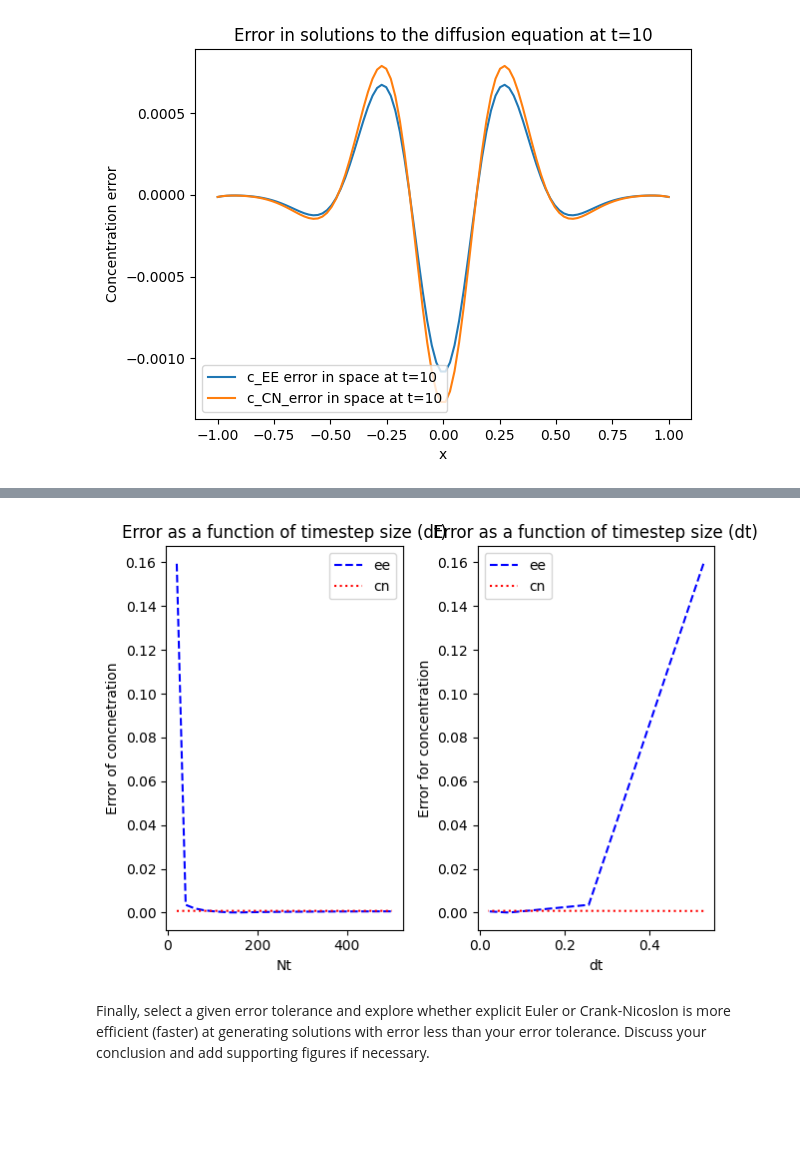
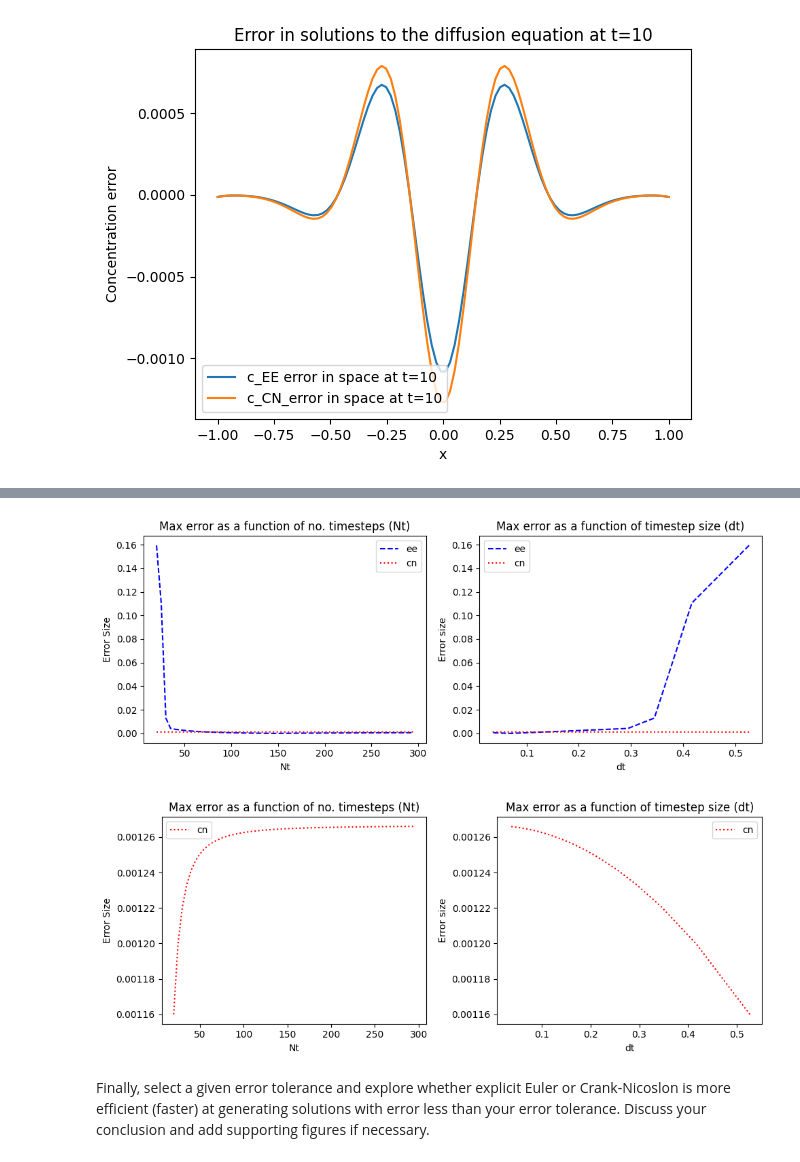
Before and after one commit to ananyaaa-j/QCES, a Jupyter notebook: Copy_of_Project1_numerical_methods.ipynb, the cells around one changed output, grey strips where cells are left out. Cells and saved outputs as stored; diff of their text form; code cells hidden in the pictures; blank space fills up the shorter version.

```diff
--- a/Copy_of_Project1_numerical_methods.ipynb
+++ b/Copy_of_Project1_numerical_methods.ipynb
@@ -98,8 +98,8 @@ def CN(x, t, kappa):
     end_time = time.time()  # Print the elapsed time
 
     print(f"Crank-Nicolson method took {end_time - start_time:.2f} seconds")
-
-    return c
+    elapsed = end_time - start_time
+    return c, elapsed
 # %% [markdown]
 Next, create a function to set the initial conditions. The exact solution to the unbounded diffusion equation with a delta function initial condition is:
 
@@ -306,8 +302,8 @@ Next, we will examine the accuracy of the numerical methods used above. In order
 # Add code to plot exact and numerical solutions
 
 # original parameters should be already set
-c_EE = EE(x, t, kappa) # explicit Euler
-c_CN = CN(x, t, kappa) # Crank-Nicolson
+c_EE, tt = EE(x, t, kappa) # explicit Euler
+c_CN, tt = CN(x, t, kappa) # Crank-Nicolson
 # C_EE and C_CN are 2D arrays and the last column contains values for t=10
 
 # x in a linspace array of values
@@ -316,9 +312,9 @@ c_CN = CN(x, t, kappa) # Crank-Nicolson
 # so to compare set t = 10 for numerical methods and t = 20 for exact solution
 
 exact_t10 = (4*np.pi*kappa*20)**(-0.5)*np.exp(-x**2 / (4*kappa*20)) # unbounded diffusion equation solution
-# exact_t10 = set_ics(x, kappa, 20) # using this function just sets the first and last values in the array correctly (boundary conditions)
+# exact_t10 = set_ics(x, kappa, 20) # opth this line and the above are identical
 
-plt.figure(figsize=(14, 8))
+plt.figure(figsize=(10, 6))
 plt.plot(x, exact_t10, alpha = 0.15, label = "Exact solution at t=10", lw = 5)
 plt.plot(x, c_EE[:,-1], 'r--', alpha = 0.4, label = "Exact Euler at t=10", lw = 3)
 plt.plot(x, c_CN[:,-1], 'g:', alpha = 0.6, label = "Crank-Nicolson at t=10", lw = 3)
@@ -376,19 +477,0 @@ t = np.linspace(t_start, t_end, Nt)  # Create a vector of times
-# %%
-dx_list = []
-max_err_ee_list = []
-max_err_cn_list = []
-
-for i in range(50, 450, 5):
-  Nx = i
-  x = np.linspace(x_start, x_end, Nx)  # Create a vector for x
-  dx = (x[-1] - x[0]) / (len(x) - 1)
-  dx_list.append(dx)
-  # x in a linspace array of values
-  exact_t10 = (4*np.pi*kappa*20)**(-0.5)*np.exp(-x**2 / (4*kappa*20))
-  c_EE = EE(x, t, kappa)[:,-1] # explicit Euler
-  c_CN = CN(x, t, kappa)[:,-1] # Crank-Nicolson
-
-  error_ee = np.subtract(exact_t10, c_EE)
-  error_cn = np.subtract(exact_t10, c_CN)
-  max_err_ee_list.append(max(error_ee))
-  max_err_cn_list.append(max(error_cn))
@@ -486,23 +561,41 @@ Crank-Nicolson method took 0.04 seconds
 # %%
+plt.figure(figsize=(10, 4))
 plt.subplot(1, 2, 1)
-plt.plot(range(20, 501, 20), max_err_ee_list, 'b--', label = "ee")
-plt.plot(range(20, 501, 20), max_err_cn_list, 'r:', label = "cn")
+plt.plot(range(20,300, 5), max_err_ee_list, 'b--', label = "ee")
+plt.plot(range(20, 300, 5), max_err_cn_list, 'r:', label = "cn")
 plt.xlabel("Nt")
-plt.ylabel("Error of concnetration")
-plt.title("Error as a function of timestep size (dt)")
+plt.ylabel("Error Size")
+plt.title("Max error as a function of no. timesteps (Nt)")
 plt.legend()
 
 plt.subplot(1, 2, 2)
 plt.plot(dt_list, max_err_ee_list, 'b--', label = "ee")
 plt.plot(dt_list, max_err_cn_list, 'r:', label = "cn")
 plt.xlabel("dt")
-plt.ylabel("Error for concentration")
-plt.title("Error as a function of timestep size (dt)")
+plt.ylabel("Error size")
+plt.title("Max error as a function of timestep size (dt)")
 plt.legend()
-
 plt.tight_layout()
 # %% [output]
-[figure, old version]
+[figure, new version]
+# %%
+plt.figure(figsize=(10, 4))
+plt.subplot(1, 2, 1)
+plt.plot(range(20, 300, 5), max_err_cn_list, 'r:',  label = "cn")
+plt.xlabel("Nt")
+plt.ylabel("Error Size")
+plt.title("Max error as a function of no. timesteps (Nt)")
+plt.legend()
+
+plt.subplot(1, 2, 2)
+plt.plot(dt_list, max_err_cn_list, 'r:', label = "cn")
+plt.xlabel("dt")
+plt.ylabel("Error size")
+plt.title("Max error as a function of timestep size (dt)")
+plt.legend()
+plt.tight_layout()
+# %% [output]
+[figure, added]
 # %% [markdown]
 Finally, select a given error tolerance and explore whether explicit Euler or Crank-Nicoslon is more efficient (faster) at generating solutions with error less than your error tolerance. Discuss your conclusion and add supporting figures if necessary.
 # %% [markdown]
```
Also changed, not shown: parts of 18 cells of this notebook.
